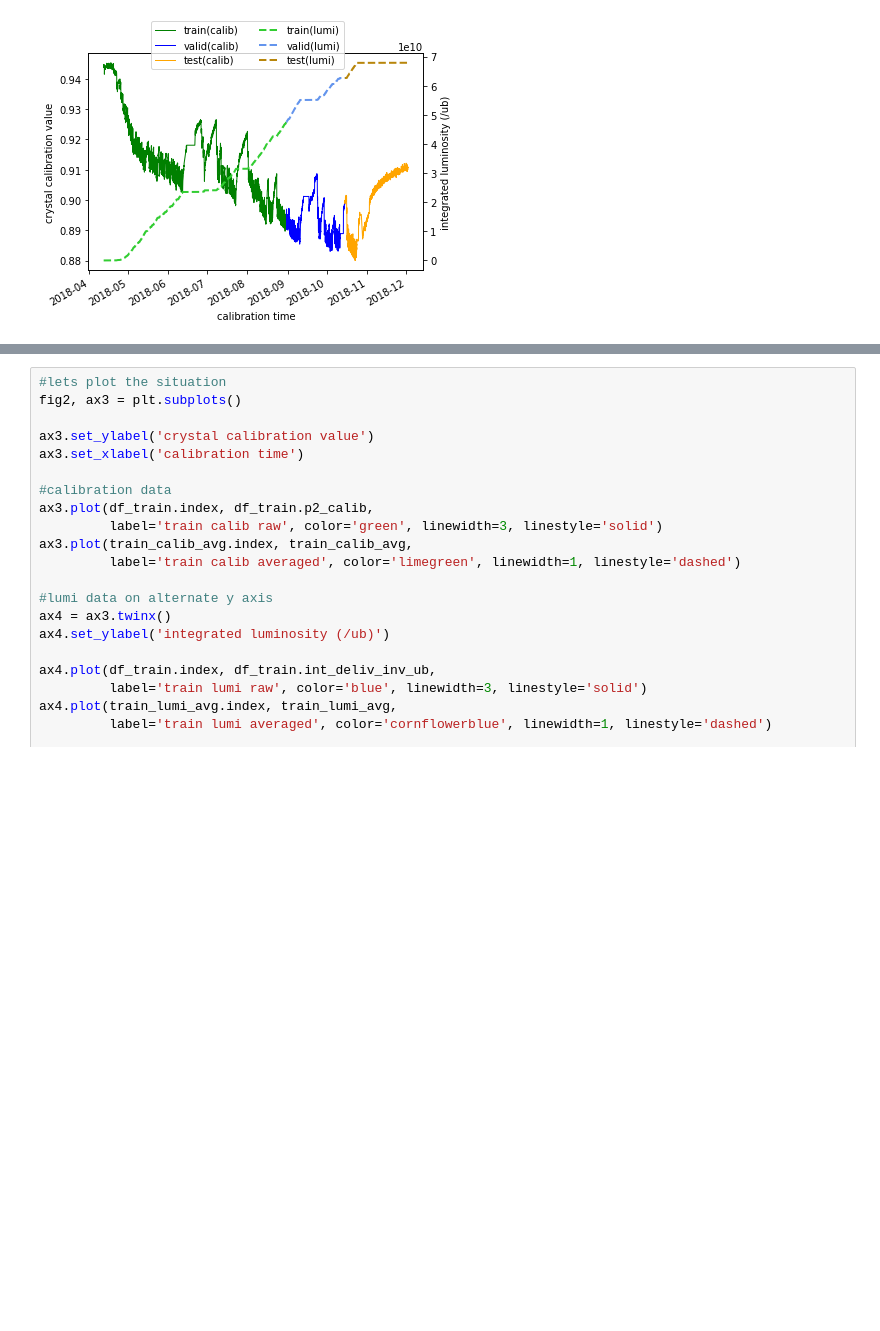
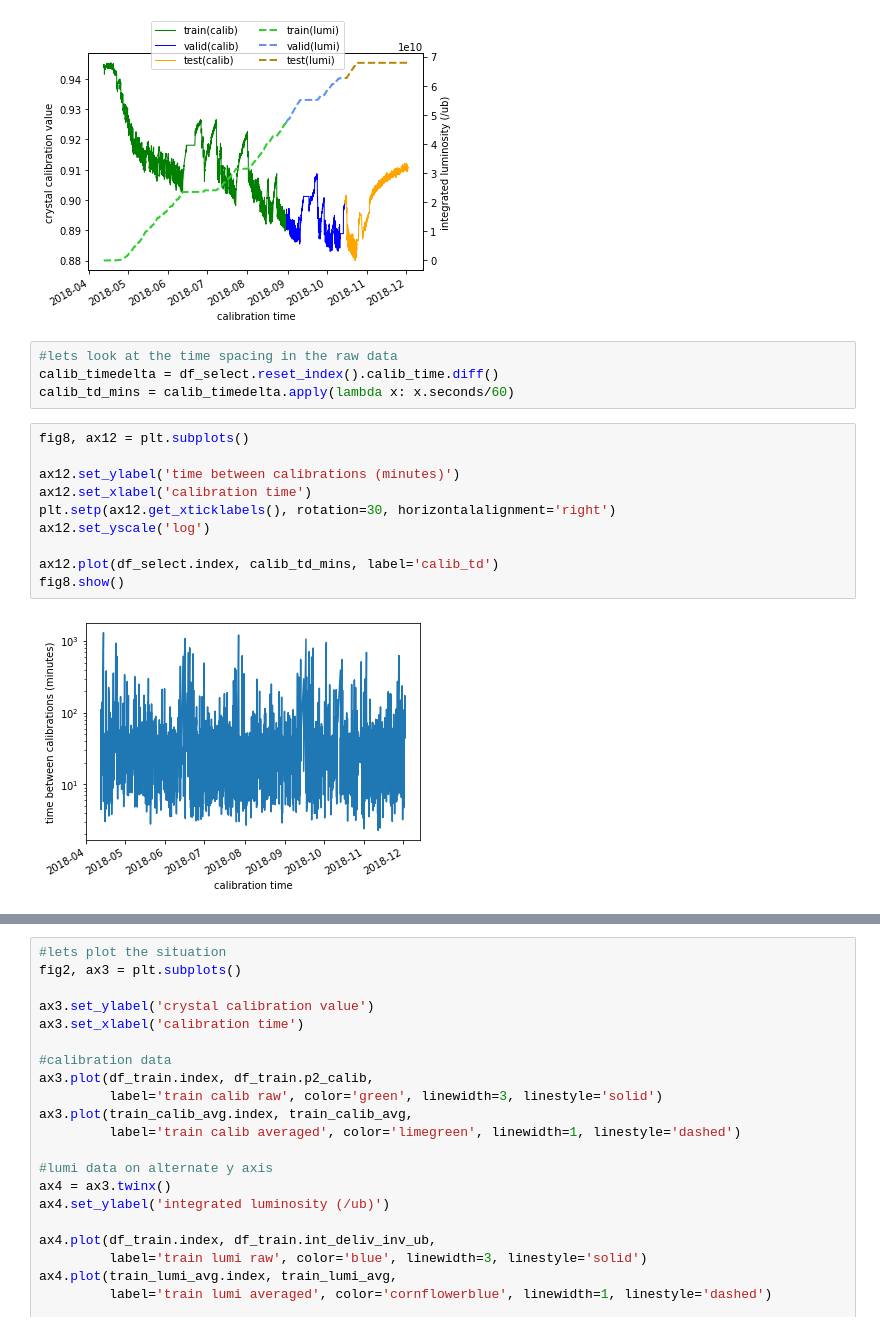
Before and after one commit to UMN-CMS/ECAL_FAIR, a Jupyter notebook: notebooks/pipeline.ipynb, the cells around one changed output, grey strips where cells are left out. Drawn from its saved outputs; the diff is of its cells as text; blank space fills up the shorter version.

Commit message:
added some timedelta studies

```diff
--- a/notebooks/pipeline.ipynb
+++ b/notebooks/pipeline.ipynb
@@ -95,3 +95,19 @@ fig.legend(ncol=2, loc = 'upper center')
 fig.show()
 # %% [output]
 [figure]
+# %%
+#lets look at the time spacing in the raw data
+calib_timedelta = df_select.reset_index().calib_time.diff()
+calib_td_mins = calib_timedelta.apply(lambda x: x.seconds/60)
+# %%
+fig8, ax12 = plt.subplots()
+
+ax12.set_ylabel('time between calibrations (minutes)')
+ax12.set_xlabel('calibration time')
+plt.setp(ax12.get_xticklabels(), rotation=30, horizontalalignment='right')
+ax12.set_yscale('log')
+
+ax12.plot(df_select.index, calib_td_mins, label='calib_td')
+fig8.show()
+# %% [output]
+[figure, added]
```
Also changed, not shown: parts of 11 cells of this notebook.
